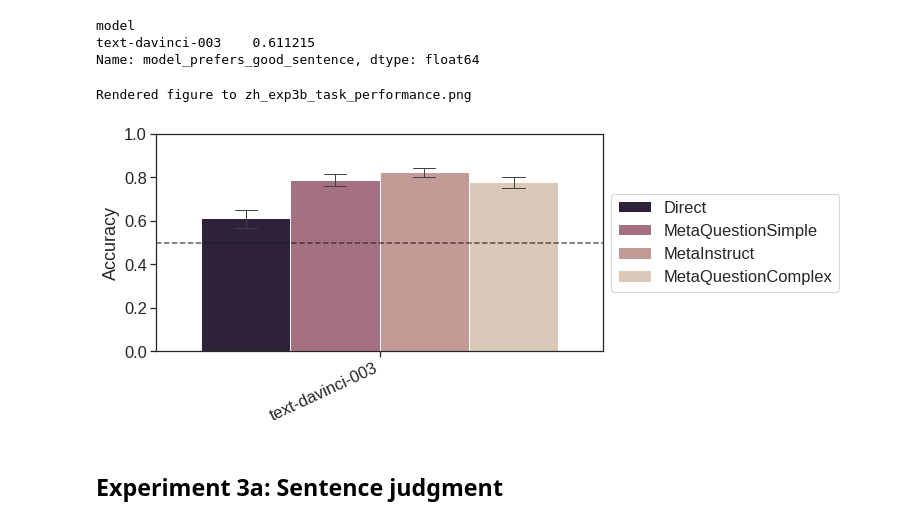
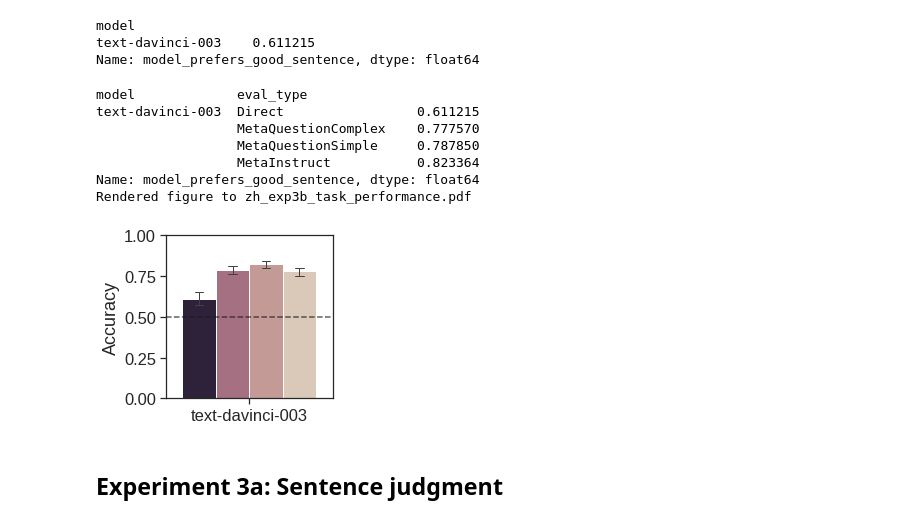
Before and after one commit to jennhu/metalinguistic-prompting, a Jupyter notebook: analysis_zh.ipynb, the cells around one changed output. Drawn from its saved outputs; the diff is of its cells as text; code cells hidden in the pictures.

```diff
--- a/analysis_zh.ipynb
+++ b/analysis_zh.ipynb
@@ -155,30 +164,39 @@ Name: model_prefers_good_sentence, dtype: float64
 # %%
 _df = RESULTS["exp3b"]
 metric = "model_prefers_good_sentence"
 metric_label = "Accuracy"
 kwargs = dict(
     x="model",
     hue="eval_type",
     xlabel="",
-    hue_order=EVAL_TYPES,
+    hue_order=[e for e in EVAL_TYPES if e in _df.eval_type.unique()],
     chance=0.5,
     ylim=(0,1),
-    legend_pos="outside"
+    legend_pos="outside",
+    verbose=True
 )
 
 ########################################
 # Average over datasets
 ########################################
 
 ax = plot_metric(_df, metric, ylabel=metric_label, **kwargs)
-# ax.get_legend().remove()
-plt.gcf().set_size_inches(*BARPLOT_SIZE)
-render("zh_exp3b_task_performance.png")
+ax.get_legend().remove()
+plt.gcf().set_size_inches(3,3)
+labels = ax.get_xticklabels()
+ax.set_xticklabels(labels, rotation=0, ha="center")
+render("zh_exp3b_task_performance.pdf")
 
 plt.show()
 # %% [output]
-Rendered figure to zh_exp3b_task_performance.png
+model             eval_type
+text-davinci-003  Direct                 0.611215
+                  MetaQuestionComplex    0.777570
+                  MetaQuestionSimple     0.787850
+                  MetaInstruct           0.823364
+Name: model_prefers_good_sentence, dtype: float64
+Rendered figure to zh_exp3b_task_performance.pdf
-[figure, old version]
+[figure, new version]
 # %% [markdown]
 ## Experiment 3a: Sentence judgment
 # %%
```
Also changed, not shown: parts of 15 cells of this notebook, 1 other file.
